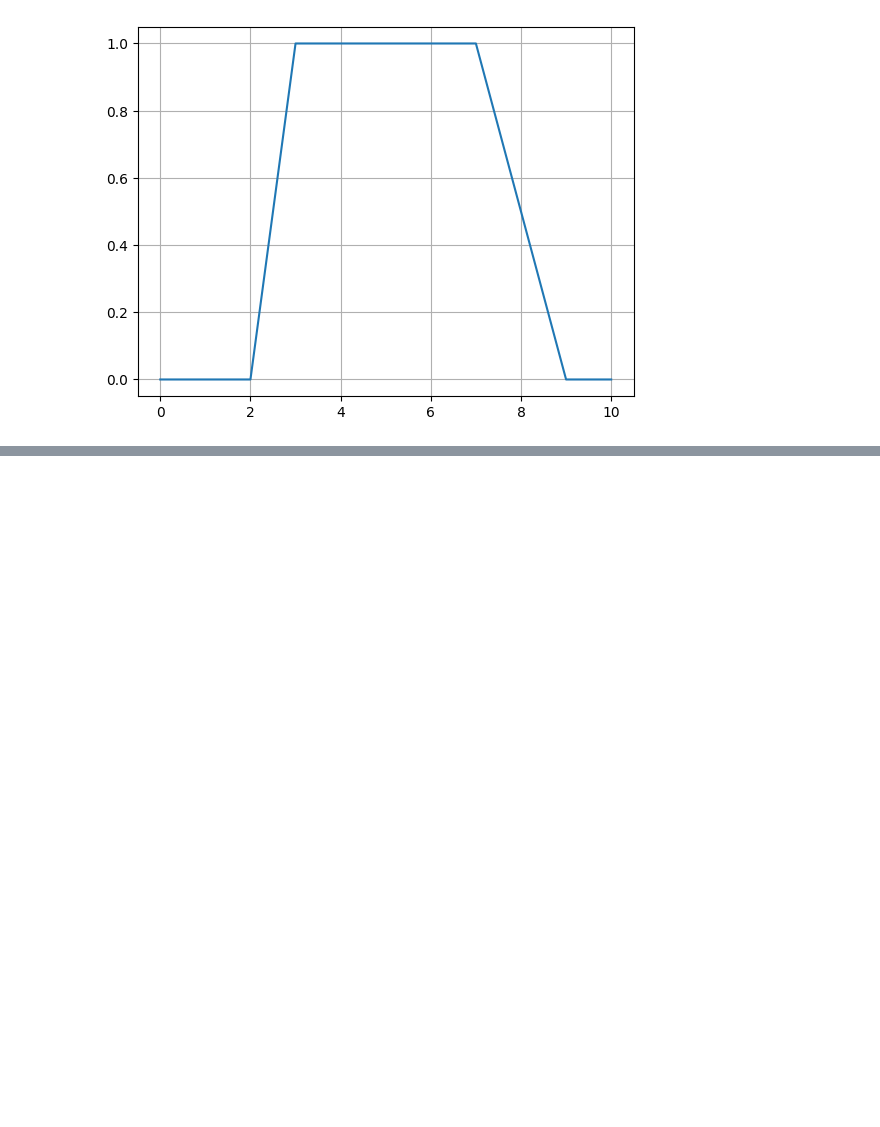
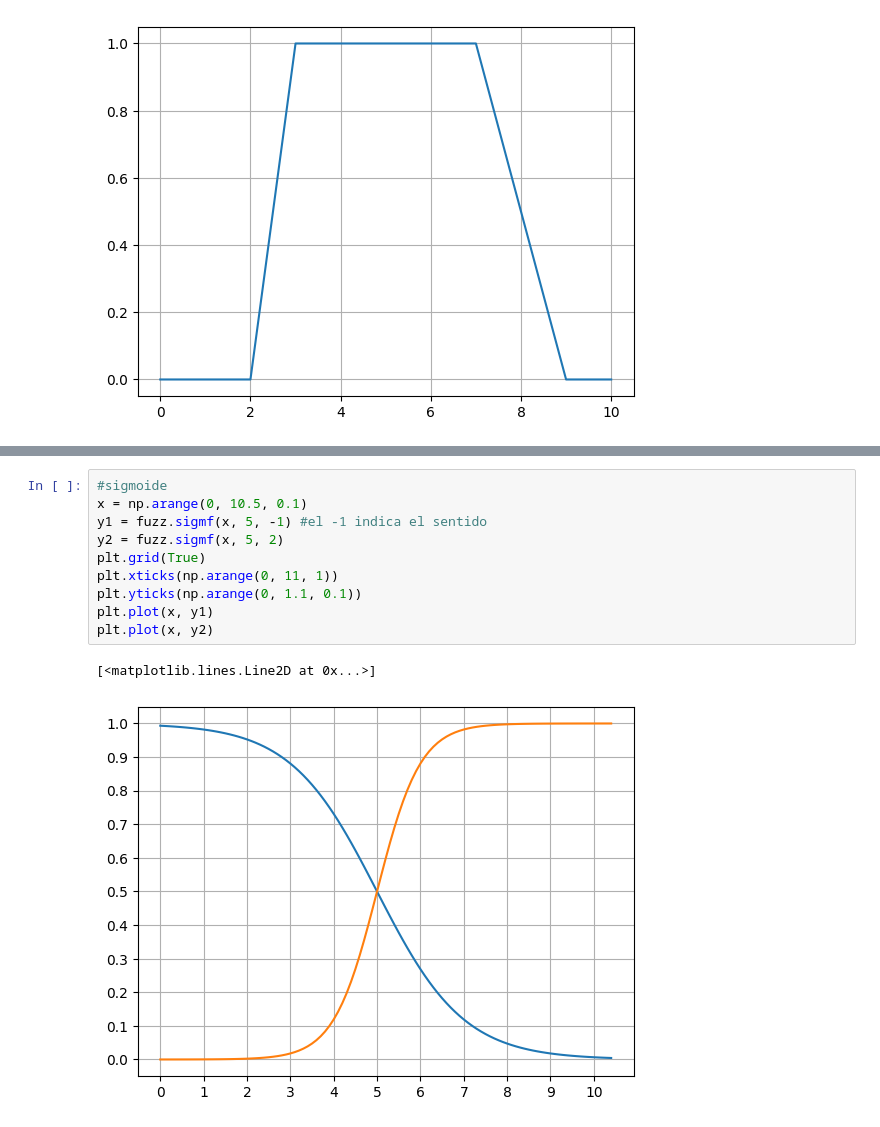
Before and after one commit to oridotexe/neural-networks, a Jupyter notebook: tema_1.ipynb, the cells around one changed output, grey strips where cells are left out. Cells and saved outputs as stored; diff of their text form; blank space fills up the shorter version.

```diff
--- a/tema_1.ipynb
+++ b/tema_1.ipynb
@@ -24,0 +45,13 @@ plt.plot(x, y)
+# %%
+#sigmoide
+x = np.arange(0, 10.5, 0.1)
+y1 = fuzz.sigmf(x, 5, -1) #el -1 indica el sentido
+y2 = fuzz.sigmf(x, 5, 2)
+plt.grid(True)
+plt.xticks(np.arange(0, 11, 1))
+plt.yticks(np.arange(0, 1.1, 0.1))
+plt.plot(x, y1)
+plt.plot(x, y2)
+# %% [output]
+[<matplotlib.lines.Line2D at 0x...>]
+[figure, added]
```
Also changed, not shown: parts of 4 cells of this notebook, 7 other files.
